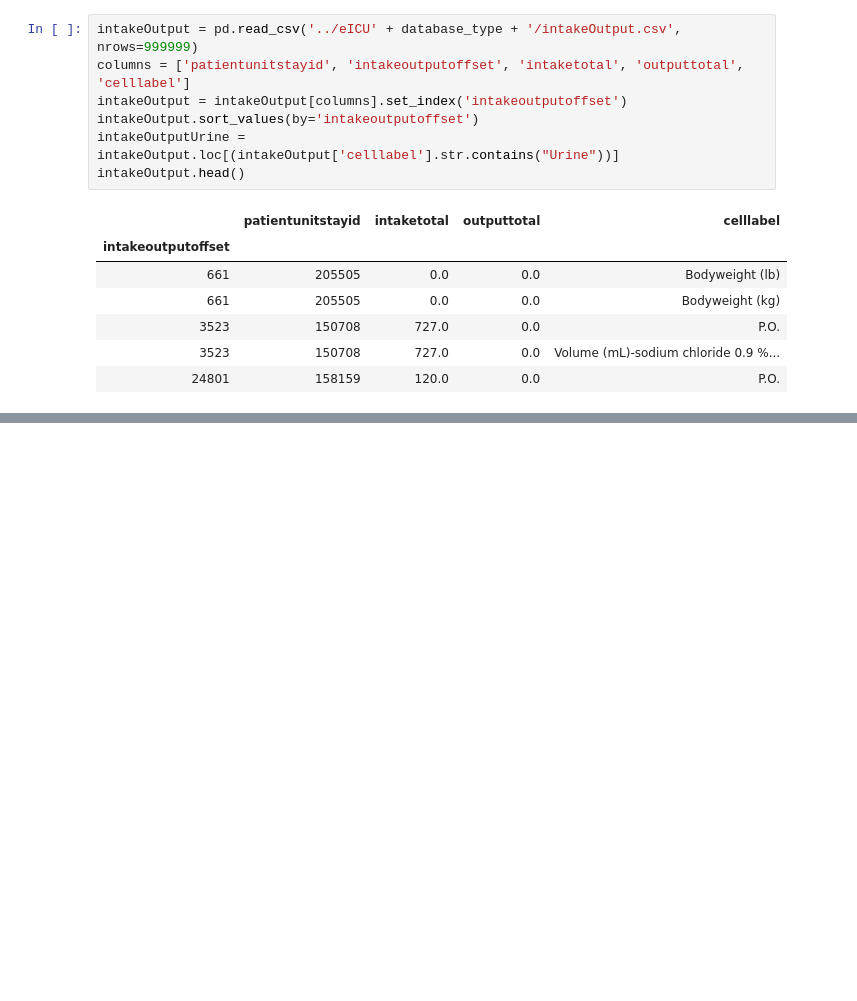
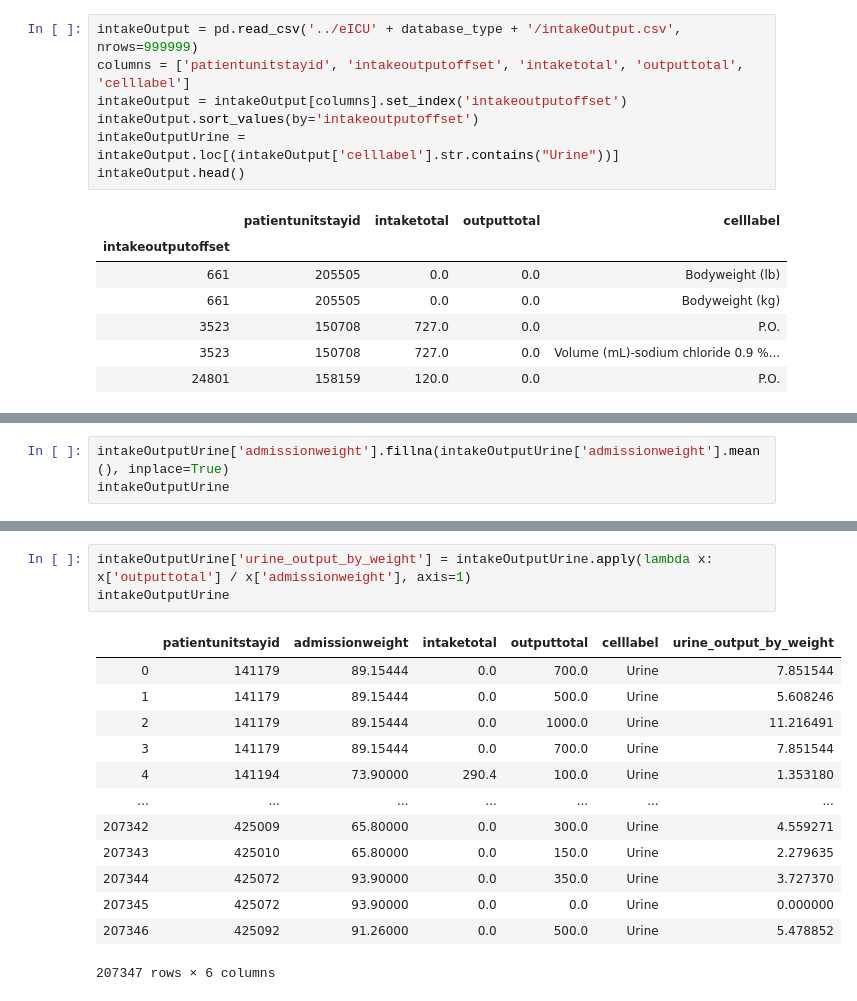
Before and after one commit to StallionsProject/SepsisPrediction, a Jupyter notebook: Jupyter Notebooks/patient-timeseries.ipynb, the cells around one changed output, grey strips where cells are left out. Cells and saved outputs as stored; diff of their text form; blank space fills up the shorter version.

Commit message:
added urine output by weight and cleaned weight data

```diff
--- a/Jupyter Notebooks/patient-timeseries.ipynb
+++ b/Jupyter Notebooks/patient-timeseries.ipynb
@@ -135,0 +152,3 @@ intakeOutputUrine
+# %%
+intakeOutputUrine['admissionweight'].fillna(intakeOutputUrine['admissionweight'].mean(), inplace=True)
+intakeOutputUrine
@@ -135,0 +169,17 @@ intakeOutputUrine
+# %%
+intakeOutputUrine['urine_output_by_weight'] = intakeOutputUrine.apply(lambda x: x['outputtotal'] / x['admissionweight'], axis=1)
+intakeOutputUrine
+# %% [output]
+|  | patientunitstayid | admissionweight | intaketotal | outputtotal | celllabel | urine_output_by_weight |
+| 0 | 141179 | 89.15444 | 0.0 | 700.0 | Urine | 7.851544 |
+| 1 | 141179 | 89.15444 | 0.0 | 500.0 | Urine | 5.608246 |
+| 2 | 141179 | 89.15444 | 0.0 | 1000.0 | Urine | 11.216491 |
+| 3 | 141179 | 89.15444 | 0.0 | 700.0 | Urine | 7.851544 |
+| 4 | 141194 | 73.90000 | 290.4 | 100.0 | Urine | 1.353180 |
+| ... | ... | ... | ... | ... | ... | ... |
+| 207342 | 425009 | 65.80000 | 0.0 | 300.0 | Urine | 4.559271 |
+| 207343 | 425010 | 65.80000 | 0.0 | 150.0 | Urine | 2.279635 |
+| 207344 | 425072 | 93.90000 | 0.0 | 350.0 | Urine | 3.727370 |
+| 207345 | 425072 | 93.90000 | 0.0 | 0.0 | Urine | 0.000000 |
+| 207346 | 425092 | 91.26000 | 0.0 | 500.0 | Urine | 5.478852 |
+207347 rows × 6 columns
```
Also changed, not shown: parts of 5 cells of this notebook.
